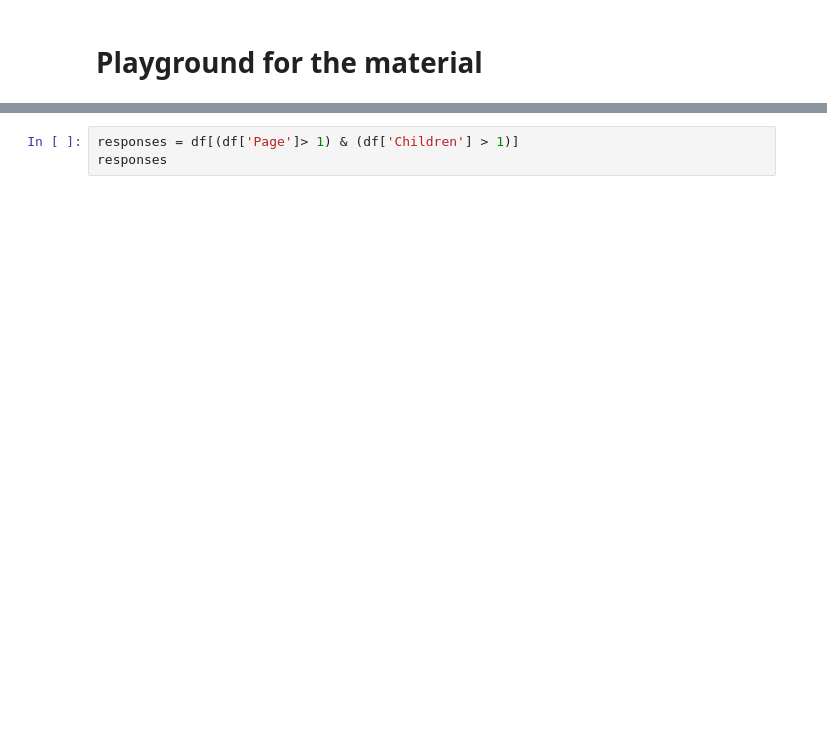
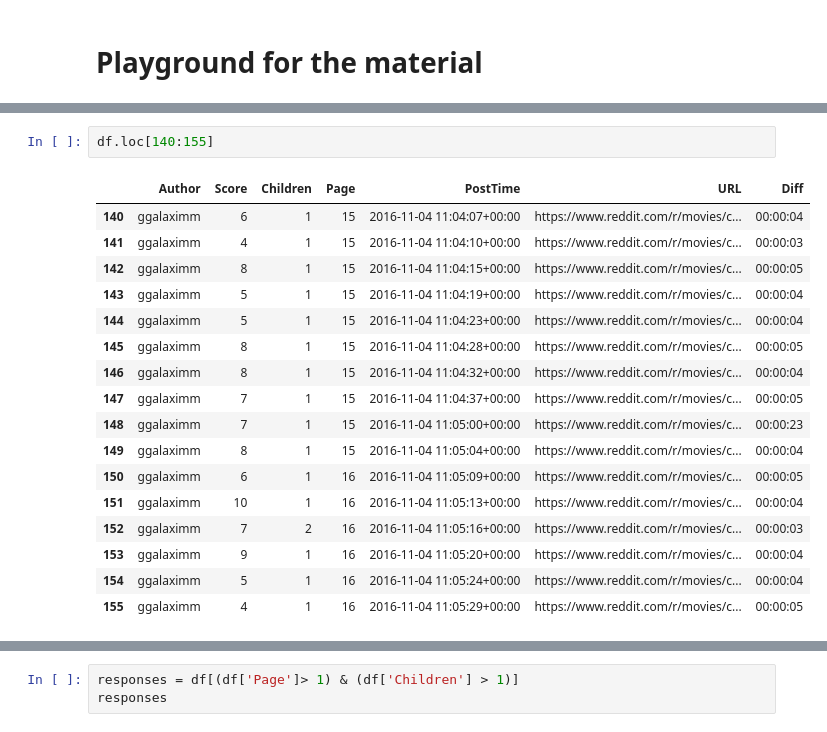
Before and after one commit to NapsterInBlue/redditDrStrange, a Jupyter notebook: Bargain.ipynb, the cells around one changed output, grey strips where cells are left out. Cells and saved outputs as stored; diff of their text form; blank space fills up the shorter version.

```diff
--- a/Bargain.ipynb
+++ b/Bargain.ipynb
@@ -222,3 +204,23 @@ plt.ylim(-1, 1150 )
+# %%
+df.loc[140:155]
+# %% [output]
+|  | Author | Score | Children | Page | PostTime | URL | Diff |
+| 140 | ggalaximm | 6 | 1 | 15 | 2016-11-04 11:04:07+00:00 | https://www.reddit.com/r/movies/c... | 00:00:04 |
+| 141 | ggalaximm | 4 | 1 | 15 | 2016-11-04 11:04:10+00:00 | https://www.reddit.com/r/movies/c... | 00:00:03 |
+| 142 | ggalaximm | 8 | 1 | 15 | 2016-11-04 11:04:15+00:00 | https://www.reddit.com/r/movies/c... | 00:00:05 |
+| 143 | ggalaximm | 5 | 1 | 15 | 2016-11-04 11:04:19+00:00 | https://www.reddit.com/r/movies/c... | 00:00:04 |
+| 144 | ggalaximm | 5 | 1 | 15 | 2016-11-04 11:04:23+00:00 | https://www.reddit.com/r/movies/c... | 00:00:04 |
+| 145 | ggalaximm | 8 | 1 | 15 | 2016-11-04 11:04:28+00:00 | https://www.reddit.com/r/movies/c... | 00:00:05 |
+| 146 | ggalaximm | 8 | 1 | 15 | 2016-11-04 11:04:32+00:00 | https://www.reddit.com/r/movies/c... | 00:00:04 |
+| 147 | ggalaximm | 7 | 1 | 15 | 2016-11-04 11:04:37+00:00 | https://www.reddit.com/r/movies/c... | 00:00:05 |
+| 148 | ggalaximm | 7 | 1 | 15 | 2016-11-04 11:05:00+00:00 | https://www.reddit.com/r/movies/c... | 00:00:23 |
+| 149 | ggalaximm | 8 | 1 | 15 | 2016-11-04 11:05:04+00:00 | https://www.reddit.com/r/movies/c... | 00:00:04 |
+| 150 | ggalaximm | 6 | 1 | 16 | 2016-11-04 11:05:09+00:00 | https://www.reddit.com/r/movies/c... | 00:00:05 |
+| 151 | ggalaximm | 10 | 1 | 16 | 2016-11-04 11:05:13+00:00 | https://www.reddit.com/r/movies/c... | 00:00:04 |
+| 152 | ggalaximm | 7 | 2 | 16 | 2016-11-04 11:05:16+00:00 | https://www.reddit.com/r/movies/c... | 00:00:03 |
+| 153 | ggalaximm | 9 | 1 | 16 | 2016-11-04 11:05:20+00:00 | https://www.reddit.com/r/movies/c... | 00:00:04 |
+| 154 | ggalaximm | 5 | 1 | 16 | 2016-11-04 11:05:24+00:00 | https://www.reddit.com/r/movies/c... | 00:00:04 |
+| 155 | ggalaximm | 4 | 1 | 16 | 2016-11-04 11:05:29+00:00 | https://www.reddit.com/r/movies/c... | 00:00:05 |
 # %%
 plt.plot(df.Score.loc[:9])
 # %% [output]
```
Also changed, not shown: parts of 10 cells of this notebook, 13 other files.
